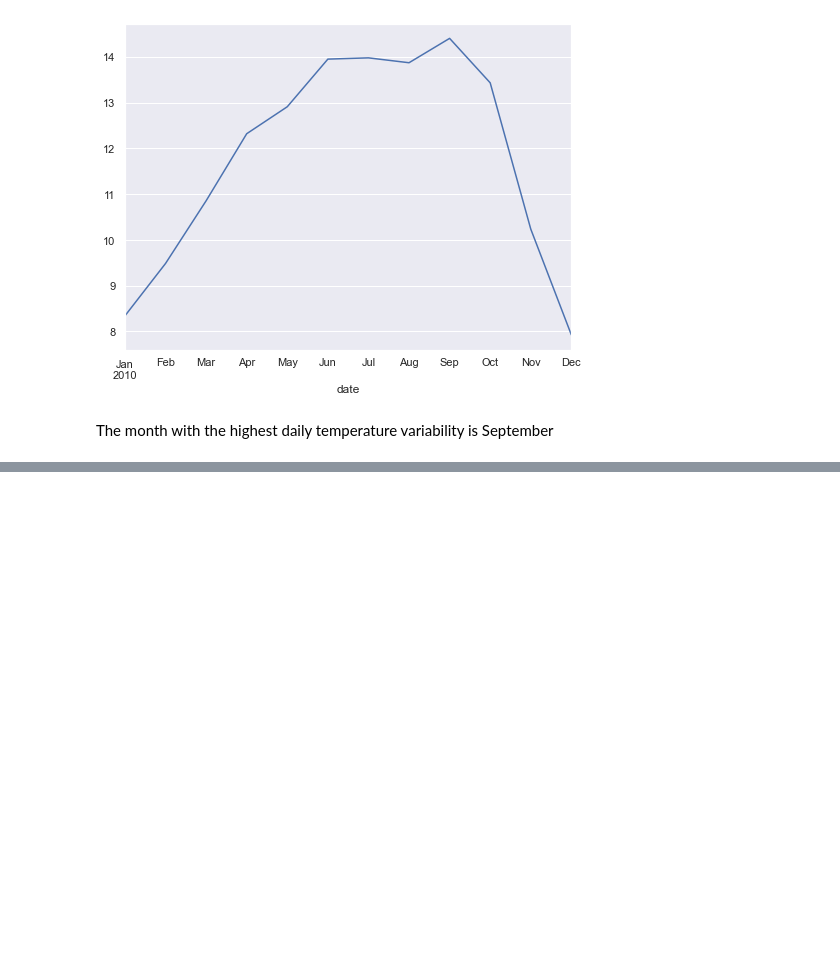
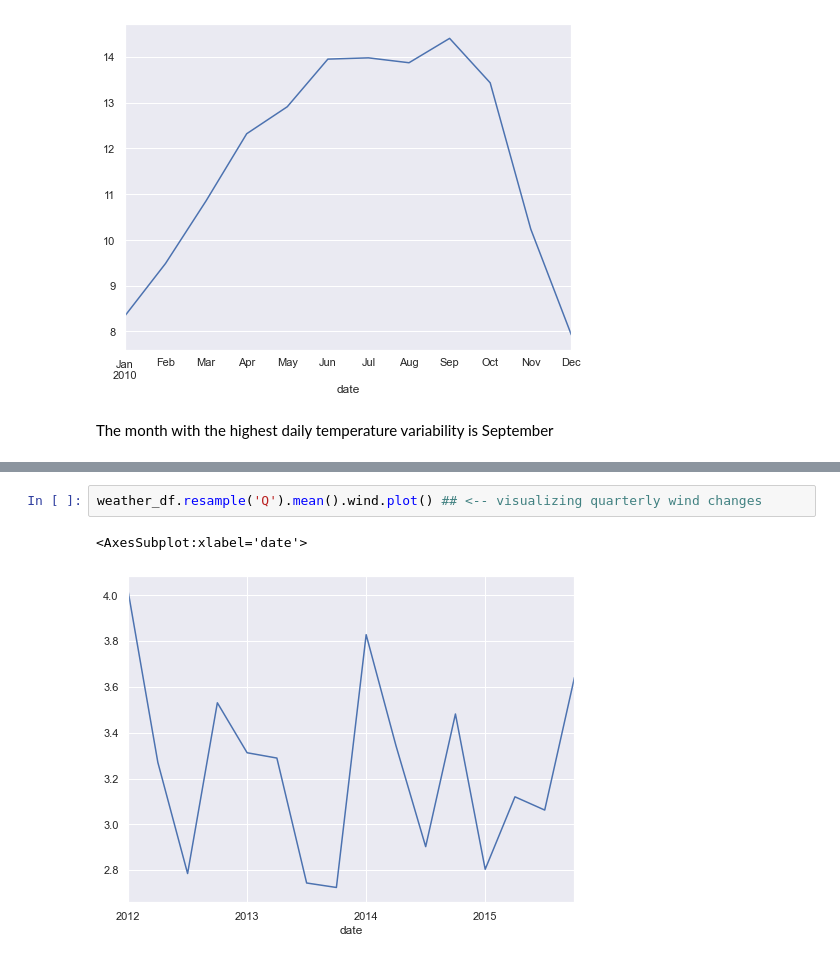
Before and after one commit to ForrestMccrosky/time-series-exercises, a Jupyter notebook: time_manipulation.ipynb, the cells around one changed output, grey strips where cells are left out. Cells and saved outputs as stored; diff of their text form; blank space fills up the shorter version.

```diff
--- a/time_manipulation.ipynb
+++ b/time_manipulation.ipynb
@@ -231,0 +339,5 @@ The month with the highest daily temperature variability is September
+# %%
+weather_df.resample('Q').mean().wind.plot() ## <-- visualizing quarterly wind changes
+# %% [output]
+<AxesSubplot:xlabel='date'>
+[figure, added]
```
Also changed, not shown: parts of 38 cells of this notebook.
